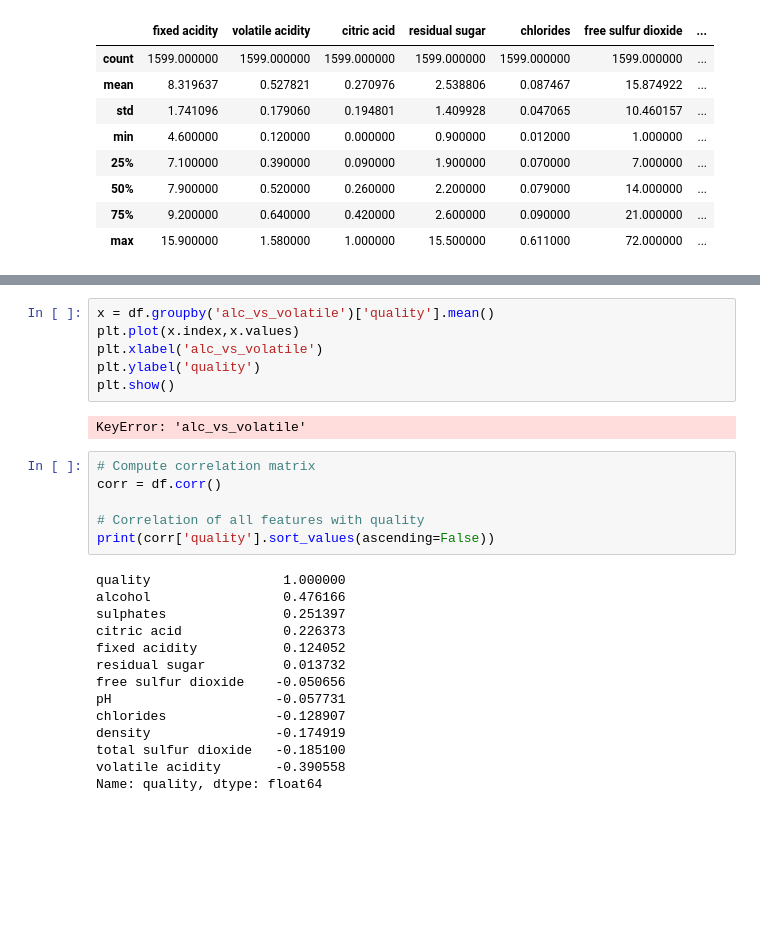
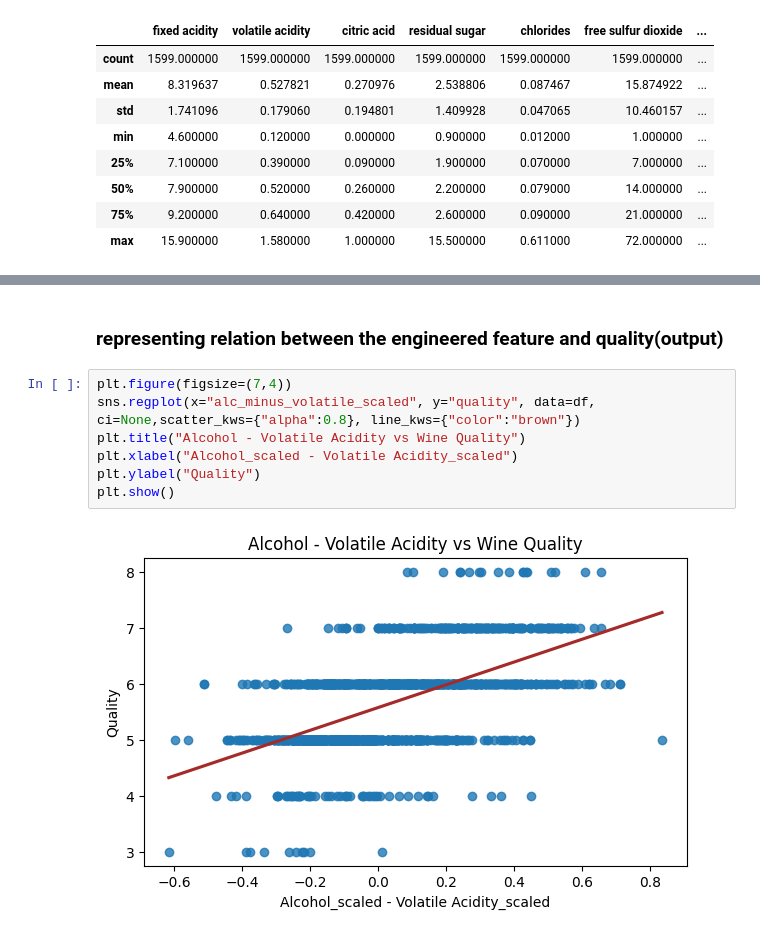
Before and after one commit to Charan1114/project_wine, a Jupyter notebook: notebooks/wine-red.ipynb, the cells around one changed output, grey strips where cells are left out. Drawn from its saved outputs; the diff is of its cells as text; blank space fills up the shorter version.

```diff
--- a/notebooks/wine-red.ipynb
+++ b/notebooks/wine-red.ipynb
@@ -53,28 +110,11 @@ df.describe()
+# %% [markdown]
+### representing relation between the engineered feature and quality(output)
 # %%
-x = df.groupby('alc_vs_volatile')['quality'].mean()
-plt.plot(x.index,x.values)
-plt.xlabel('alc_vs_volatile')
-plt.ylabel('quality')
+plt.figure(figsize=(7,4))
+sns.regplot(x="alc_minus_volatile_scaled", y="quality", data=df, ci=None,scatter_kws={"alpha":0.8}, line_kws={"color":"brown"})
+plt.title("Alcohol - Volatile Acidity vs Wine Quality")
+plt.xlabel("Alcohol_scaled - Volatile Acidity_scaled")
+plt.ylabel("Quality")
 plt.show()
 # %% [output]
-KeyError: 'alc_vs_volatile'
+[figure, added]
-# %%
-# Compute correlation matrix
-corr = df.corr()
-
-# Correlation of all features with quality
-print(corr['quality'].sort_values(ascending=False))
-# %% [output]
-quality                 1.000000
-alcohol                 0.476166
-sulphates               0.251397
-citric acid             0.226373
-fixed acidity           0.124052
-residual sugar          0.013732
-free sulfur dioxide    -0.050656
-pH                     -0.057731
-chlorides              -0.128907
-density                -0.174919
-total sulfur dioxide   -0.185100
-volatile acidity       -0.390558
-Name: quality, dtype: float64
```
Also changed, not shown: parts of 17 cells of this notebook, 1 other file.
